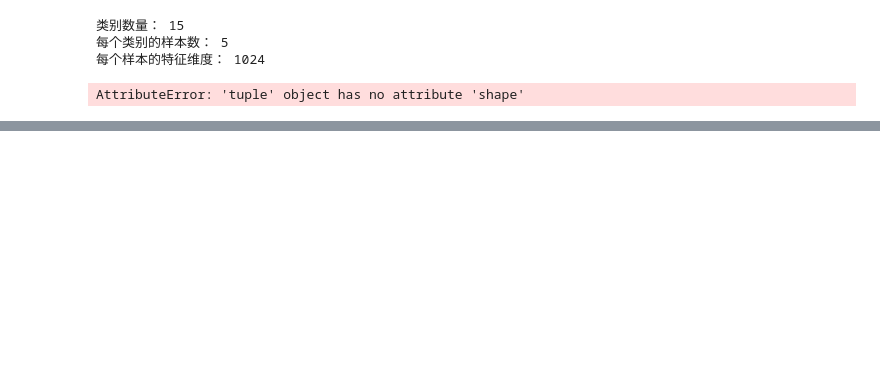
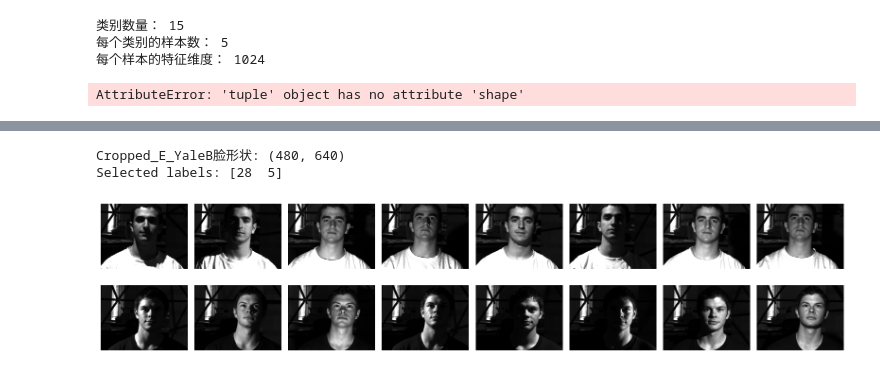
Before and after one commit to TonyHuang6666/Manifold-Learning, a Jupyter notebook: Discriminant Locality Preserving Projection/DLPP-Face Recognition-without PCA.ipynb, the cells around one changed output, grey strips where cells are left out. Saved outputs shown, nothing was run; the diff lists cells and outputs as text; code cells hidden in the pictures; blank space fills up the shorter version.

```diff
--- a/Discriminant Locality Preserving Projection/DLPP-Face Recognition-without PCA.ipynb
+++ b/Discriminant Locality Preserving Projection/DLPP-Face Recognition-without PCA.ipynb
@@ -517,0 +619,8 @@ ShowALLEigenface(dlpp_eigenvectors, lpp_eigenvectors, data_by_pca, eigen_vectors
+# %%
+Cropped_E_YaleB_data, Cropped_E_YaleB_labels, Cropped_E_YaleB_faceshape = read_ORL_UMIST_YALE_images("CroppedYaleB")
+print("Cropped_E_YaleB脸形状:", Cropped_E_YaleB_faceshape)
+samplefaces(Cropped_E_YaleB_data.T, Cropped_E_YaleB_faceshape, Cropped_E_YaleB_labels,"Cropped_E_YaleB sample images 2x8")
+# %% [output]
+Cropped_E_YaleB脸形状: (480, 640)
+Selected labels: [28  5]
+[figure, added]
```
Also changed, not shown: parts of 6 cells of this notebook, 3 other files.
